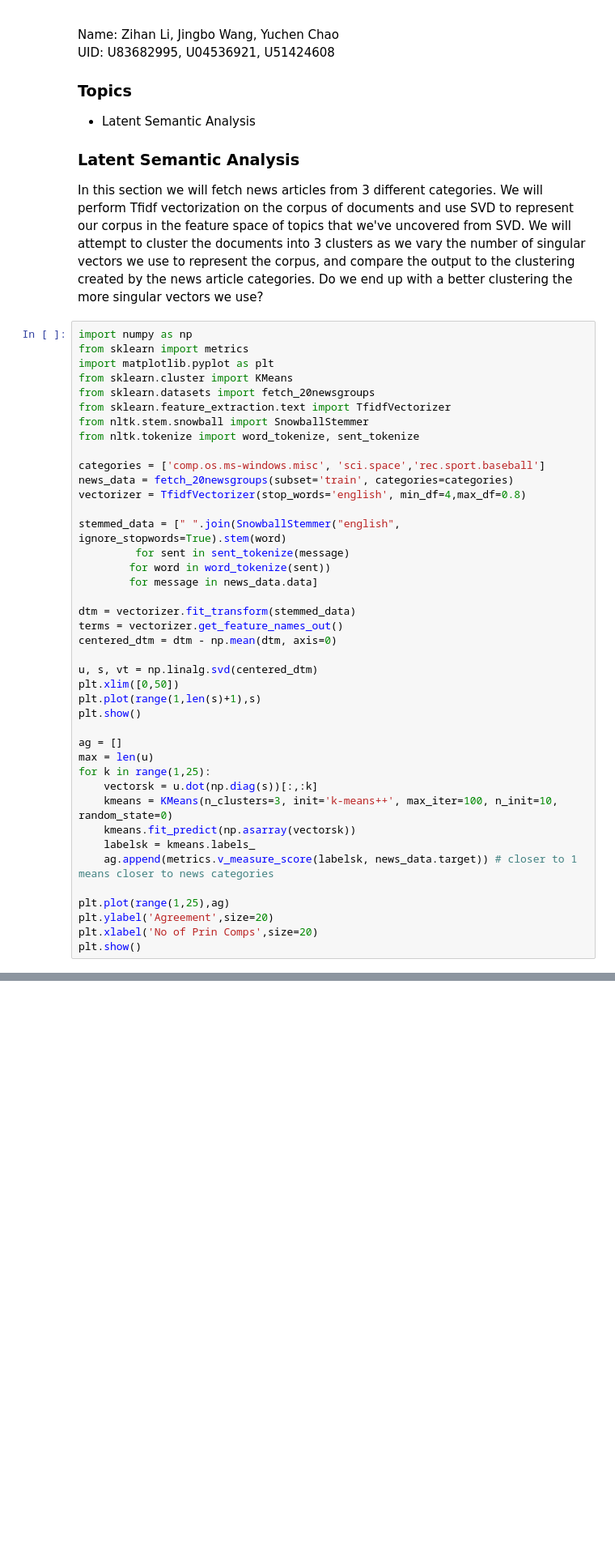
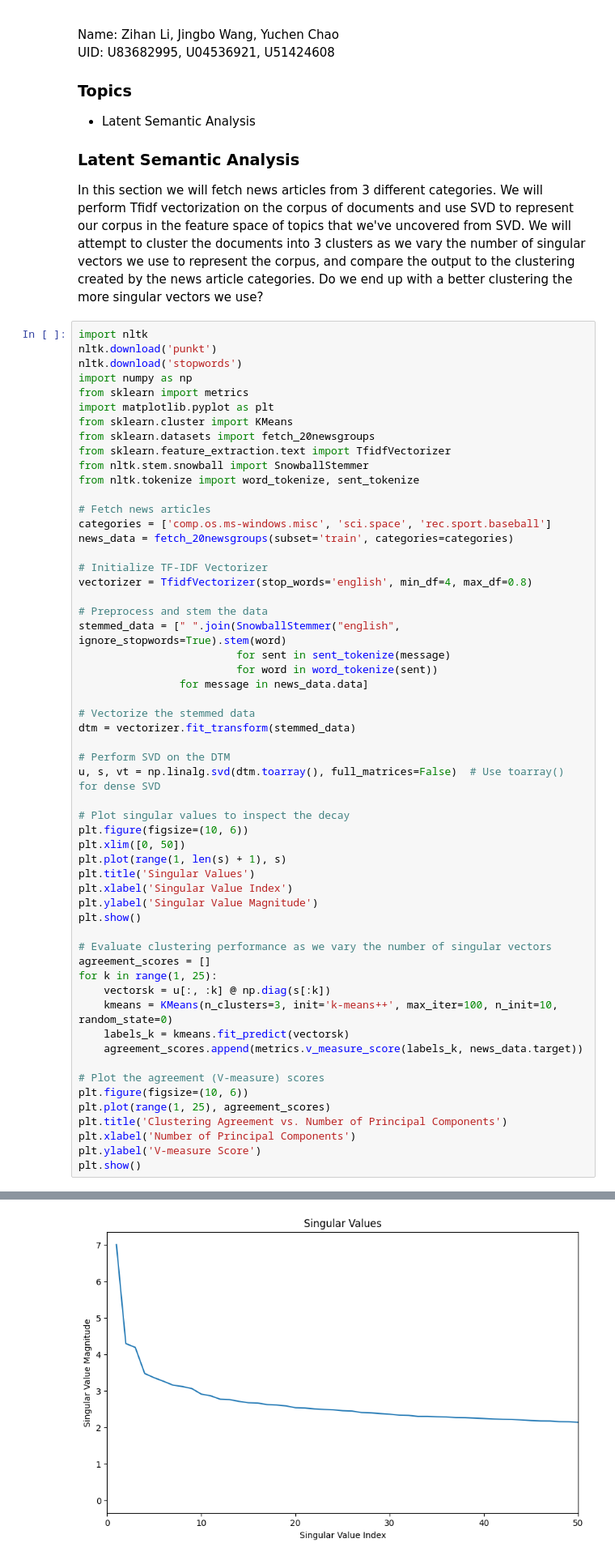
Before and after one commit to YuchenCao1/Data-Science-Fundamentals, a Jupyter notebook: lecture_11/worksheet_11.ipynb, the cells around one changed output, grey strips where cells are left out. Shown: that part at 81% size. Cells and saved outputs as stored; diff of their text form; blank space fills up the shorter version.

```diff
--- a/lecture_11/worksheet_11.ipynb
+++ b/lecture_11/worksheet_11.ipynb
@@ -12,6 +12,9 @@ UID: U83682995, U04536921, U51424608
 
 In this section we will fetch news articles from 3 different categories. We will perform Tfidf vectorization on the corpus of documents and use SVD to represent our corpus in the feature space of topics that we've uncovered from SVD. We will attempt to cluster the documents into 3 clusters as we vary the number of singular vectors we use to represent the corpus, and compare the output to the clustering created by the news article categories. Do we end up with a better clustering the more singular vectors we use?
 # %%
+import nltk
+nltk.download('punkt')
+nltk.download('stopwords')
 import numpy as np
 from sklearn import metrics
 import matplotlib.pyplot as plt
@@ -21,34 +24,47 @@ from sklearn.feature_extraction.text import TfidfVectorizer
 from nltk.stem.snowball import SnowballStemmer
 from nltk.tokenize import word_tokenize, sent_tokenize
 
-categories = ['comp.os.ms-windows.misc', 'sci.space','rec.sport.baseball']
+# Fetch news articles
+categories = ['comp.os.ms-windows.misc', 'sci.space', 'rec.sport.baseball']
 news_data = fetch_20newsgroups(subset='train', categories=categories)
-vectorizer = TfidfVectorizer(stop_words='english', min_df=4,max_df=0.8)
 
+# Initialize TF-IDF Vectorizer
+vectorizer = TfidfVectorizer(stop_words='english', min_df=4, max_df=0.8)
+
+# Preprocess and stem the data
 stemmed_data = [" ".join(SnowballStemmer("english", ignore_stopwords=True).stem(word)
-         for sent in sent_tokenize(message)
-        for word in word_tokenize(sent))
-        for message in news_data.data]
+                         for sent in sent_tokenize(message)
+                         for word in word_tokenize(sent))
+                for message in news_data.data]
 
+# Vectorize the stemmed data
 dtm = vectorizer.fit_transform(stemmed_data)
-terms = vectorizer.get_feature_names_out()
-centered_dtm = dtm - np.mean(dtm, axis=0)
 
-u, s, vt = np.linalg.svd(centered_dtm)
-plt.xlim([0,50])
-plt.plot(range(1,len(s)+1),s)
+# Perform SVD on the DTM
+u, s, vt = np.linalg.svd(dtm.toarray(), full_matrices=False)  # Use toarray() for dense SVD
+
+# Plot singular values to inspect the decay
+plt.figure(figsize=(10, 6))
+plt.xlim([0, 50])
+plt.plot(range(1, len(s) + 1), s)
+plt.title('Singular Values')
+plt.xlabel('Singular Value Index')
+plt.ylabel('Singular Value Magnitude')
 plt.show()
 
-ag = []
-max = len(u)
-for k in range(1,25):
-    vectorsk = u.dot(np.diag(s))[:,:k]
+# Evaluate clustering performance as we vary the number of singular vectors
+agreement_scores = []
+for k in range(1, 25):
+    vectorsk = u[:, :k] @ np.diag(s[:k])
     kmeans = KMeans(n_clusters=3, init='k-means++', max_iter=100, n_init=10, random_state=0)
-    kmeans.fit_predict(np.asarray(vectorsk))
-    labelsk = kmeans.labels_
-    ag.append(metrics.v_measure_score(labelsk, news_data.target)) # closer to 1 means closer to news categories
+    labels_k = kmeans.fit_predict(vectorsk)
+    agreement_scores.append(metrics.v_measure_score(labels_k, news_data.target))
 
-plt.plot(range(1,25),ag)
-plt.ylabel('Agreement',size=20)
-plt.xlabel('No of Prin Comps',size=20)
+# Plot the agreement (V-measure) scores
+plt.figure(figsize=(10, 6))
+plt.plot(range(1, 25), agreement_scores)
+plt.title('Clustering Agreement vs. Number of Principal Components')
+plt.xlabel('Number of Principal Components')
+plt.ylabel('V-measure Score')
 plt.show()
+# %% [output]
@@ -54,0 +76 @@ plt.show()
+[figure, added]
```
Also changed, not shown: parts of 2 cells of this notebook, 3 other files.
